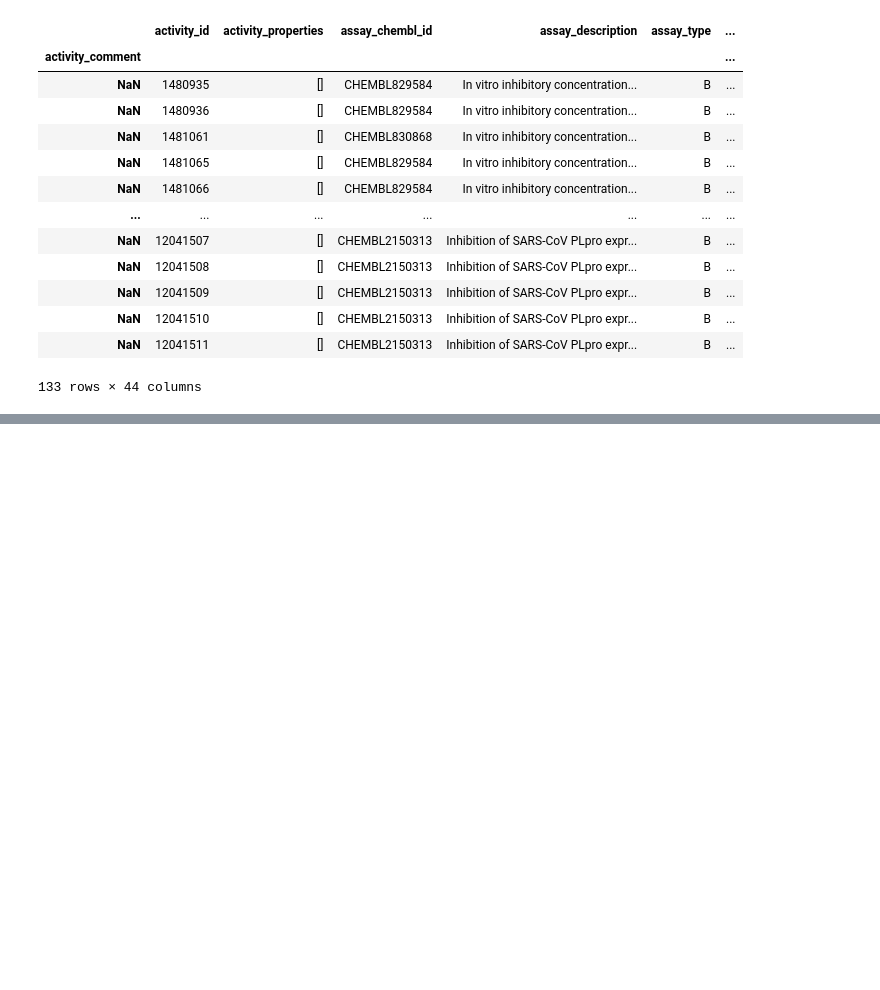
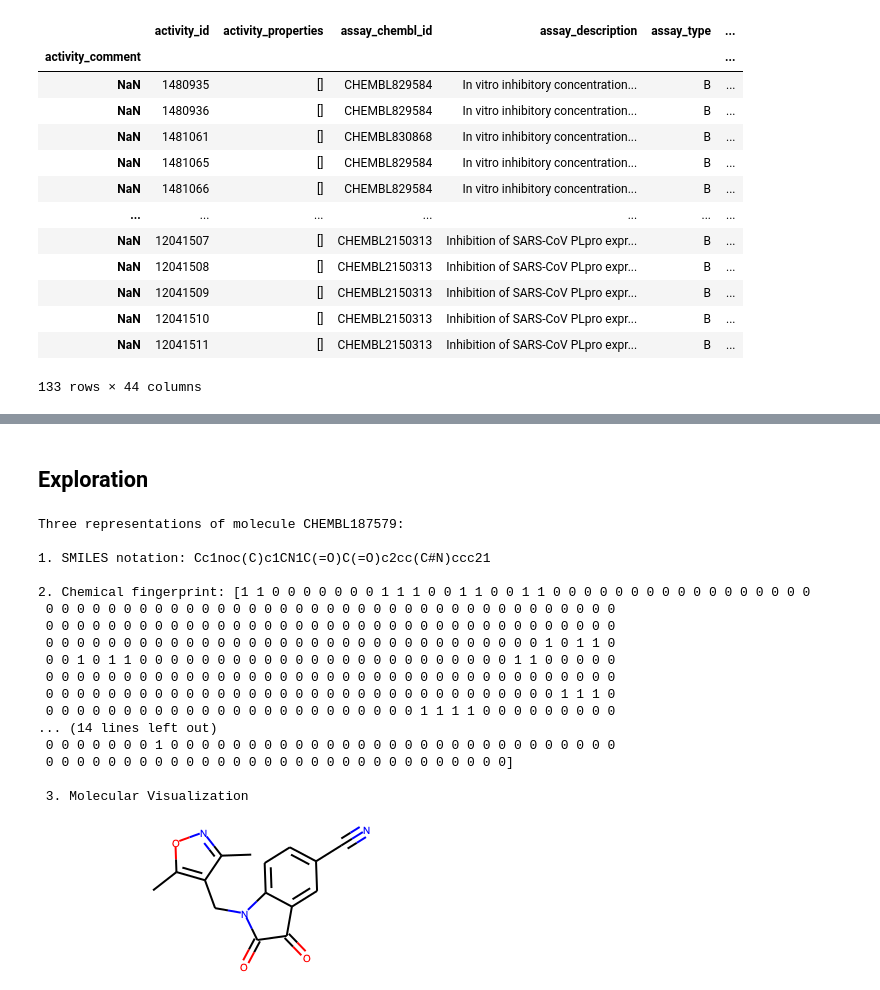
Before and after one commit to Germain-Drug-Discovery-Project/drug-discovery-project, a Jupyter notebook: Final Notebook.ipynb, the cells around one changed output, grey strips where cells are left out. Saved outputs shown, nothing was run; the diff lists cells and outputs as text; code cells hidden in the pictures; blank space fills up the shorter version.

```diff
--- a/Final Notebook.ipynb
+++ b/Final Notebook.ipynb
@@ -75,0 +128,43 @@ TypeError: '<' not supported between instances of 'float' and 'str'
+# %%
+# Assigns the preprocessed csv created to a df
+bioactivity_df = pd.read_csv(f'{target_id}_bioactivity_preprocessed.csv')
+# %%
+# Assigns the fingerprint csv created to a df
+fingerprint_df = pd.read_csv(f'{target_id}_pubchem_fp.csv')
+# %% [markdown]
+## Exploration
+# %%
+# The cell shows you three ways to visualize an example chemical compound being tested
+# The example here is the first compound in our dataframe
+
+mol = bioactivity_df.molecule_chembl_id.values[0]
+SMILES = bioactivity_df.canonical_smiles[bioactivity_df.molecule_chembl_id==mol].values[0]
+fingerprint = np.array(fingerprint_df[fingerprint_df.Name==mol])[0][1:]
+
+print(f'Three representations of molecule {mol}:')
+print()
+print('1. SMILES notation:', SMILES)
+print()
+print('2. Chemical fingerprint:', fingerprint)
+print()
+print(' 3. Molecular Visualization')
+Chem.MolFromSmiles(SMILES) #an example molecule
+# %% [output]
+Three representations of molecule CHEMBL187579:
+
+1. SMILES notation: Cc1noc(C)c1CN1C(=O)C(=O)c2cc(C#N)ccc21
+
+2. Chemical fingerprint: [1 1 0 0 0 0 0 0 0 1 1 1 0 0 1 1 0 0 1 1 0 0 0 0 0 0 0 0 0 0 0 0 0 0 0 0 0
+ 0 0 0 0 0 0 0 0 0 0 0 0 0 0 0 0 0 0 0 0 0 0 0 0 0 0 0 0 0 0 0 0 0 0 0 0 0
+ 0 0 0 0 0 0 0 0 0 0 0 0 0 0 0 0 0 0 0 0 0 0 0 0 0 0 0 0 0 0 0 0 0 0 0 0 0
+ 0 0 0 0 0 0 0 0 0 0 0 0 0 0 0 0 0 0 0 0 0 0 0 0 0 0 0 0 0 0 0 0 1 0 1 1 0
+ 0 0 1 0 1 1 0 0 0 0 0 0 0 0 0 0 0 0 0 0 0 0 0 0 0 0 0 0 0 0 1 1 0 0 0 0 0
+ 0 0 0 0 0 0 0 0 0 0 0 0 0 0 0 0 0 0 0 0 0 0 0 0 0 0 0 0 0 0 0 0 0 0 0 0 0
+ 0 0 0 0 0 0 0 0 0 0 0 0 0 0 0 0 0 0 0 0 0 0 0 0 0 0 0 0 0 0 0 0 0 1 1 1 0
+ 0 0 0 0 0 0 0 0 0 0 0 0 0 0 0 0 0 0 0 0 0 0 0 0 1 1 1 1 0 0 0 0 0 0 0 0 0
+... (14 lines left out)
+ 0 0 0 0 0 0 0 1 0 0 0 0 0 0 0 0 0 0 0 0 0 0 0 0 0 0 0 0 0 0 0 0 0 0 0 0 0
+ 0 0 0 0 0 0 0 0 0 0 0 0 0 0 0 0 0 0 0 0 0 0 0 0 0 0 0 0 0 0]
+
+ 3. Molecular Visualization
+[figure, added]
```
Also changed, not shown: parts of 20 cells of this notebook.
